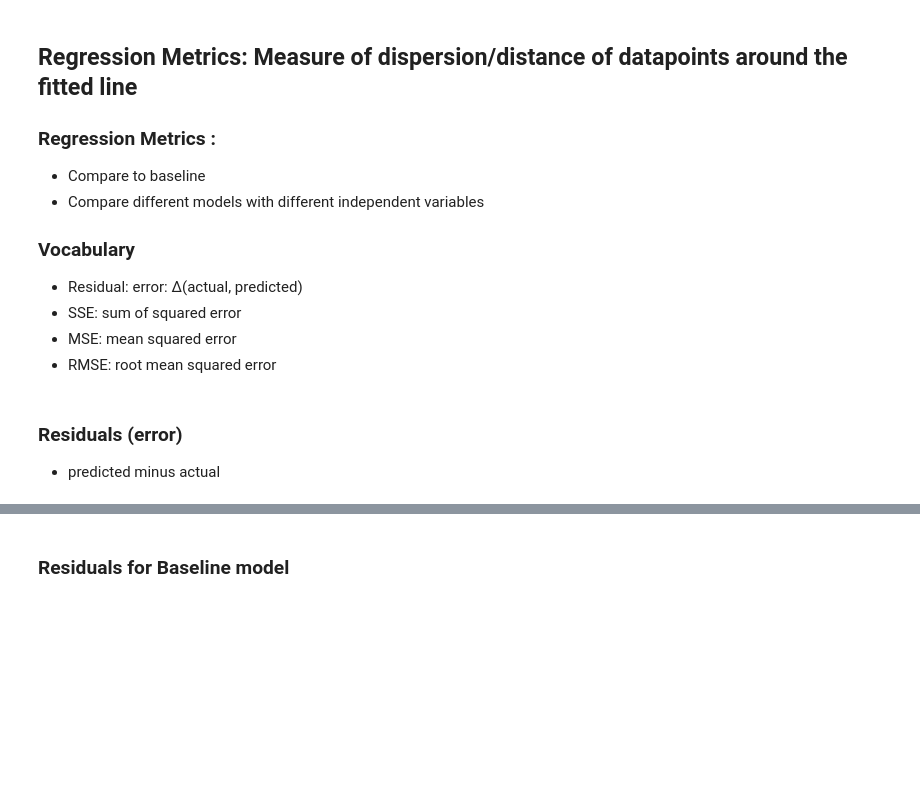
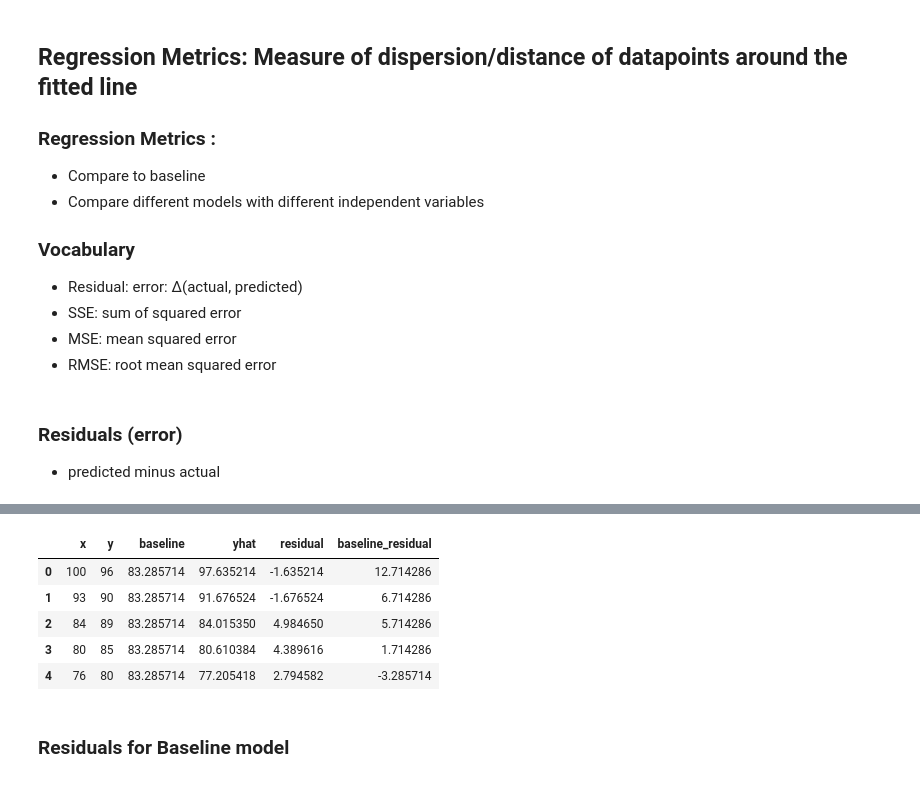
Before and after one commit to CodeupClassroom/innis-regression-exercises, a Jupyter notebook: regression_evaluation.ipynb, the cells around one changed output, grey strips where cells are left out. Drawn from its saved outputs; the diff is of its cells as text; code cells hidden in the pictures; blank space fills up the shorter version.

```diff
--- a/regression_evaluation.ipynb
+++ b/regression_evaluation.ipynb
@@ -101,3 +173,16 @@ plt.title('OLS linear model');
+# %%
+# residual = actual - predicted
+df['residual'] = df.y - df.yhat
+df['baseline_residual'] = df.y - df.baseline
+# %%
+df.head()
+# %% [output]
+|  | x | y | baseline | yhat | residual | baseline_residual |
+| 0 | 100 | 96 | 83.285714 | 97.635214 | -1.635214 | 12.714286 |
+| 1 | 93 | 90 | 83.285714 | 91.676524 | -1.676524 | 6.714286 |
+| 2 | 84 | 89 | 83.285714 | 84.015350 | 4.984650 | 5.714286 |
+| 3 | 80 | 85 | 83.285714 | 80.610384 | 4.389616 | 1.714286 |
+| 4 | 76 | 80 | 83.285714 | 77.205418 | 2.794582 | -3.285714 |
 # %%
 # Do we prefer higher residuals or lower residuals
 
```
Also changed, not shown: parts of 28 cells of this notebook.
